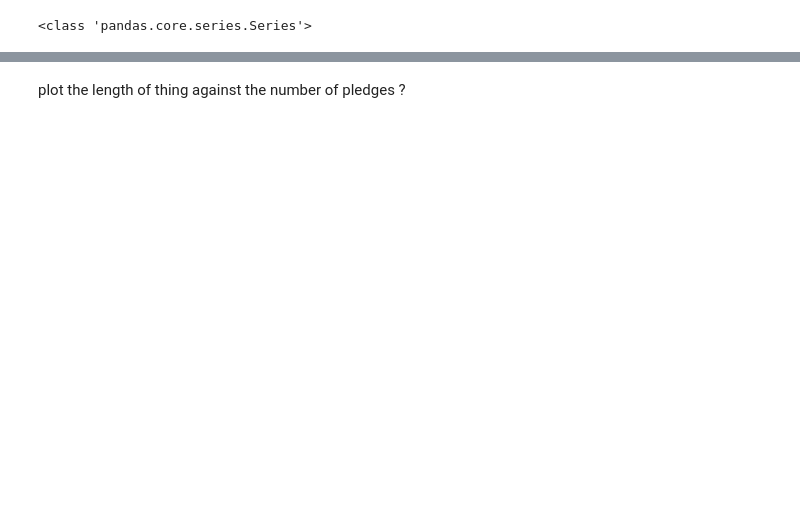
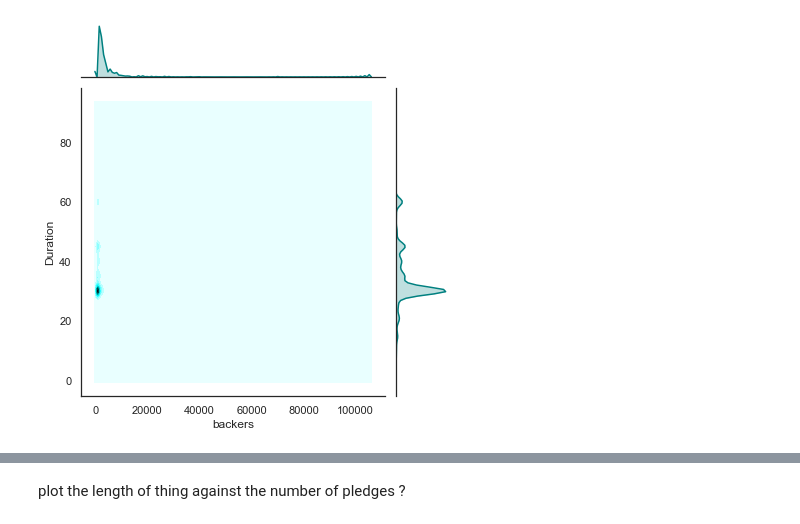
Before and after one commit to kgreengrass/fictional-happiness, a Jupyter notebook: Kickstarter.ipynb, the cells around one changed output, grey strips where cells are left out. Drawn from its saved outputs; the diff is of its cells as text; code cells hidden in the pictures; blank space fills up the shorter version.

```diff
--- a/Kickstarter.ipynb
+++ b/Kickstarter.ipynb
@@ -79,0 +34,2 @@ df3.head
+# %%
+tecsuc = tec[tec['state'] == 'successful']
@@ -80,3 +58,7 @@ df3.head
+# %%
+df5 = pd.DataFrame({'backers': tecsuc['backers'],'Duration': (abs(tecd-tecl)).dt.days})
 # %%
-sns_plot = sns.jointplot(data=df3, x='backers', y='Duration', kind='kde')
-sns_plot.savefig("output.png")
+sns_plot2 = sns.jointplot(data=df5, x='backers', y='Duration', kind='kde', color='teal' )
+sns_plot2.savefig("success.png")
+# %% [output]
+[figure, added]
@@ -90,4 +64,0 @@ ks['deadline'] = pd.to_datetime(ks.deadline)
-# %%
-print(type(ks['launched']))
-# %% [output]
-<class 'pandas.core.series.Series'>
```
Also changed, not shown: parts of 21 cells of this notebook, 5 other files.
